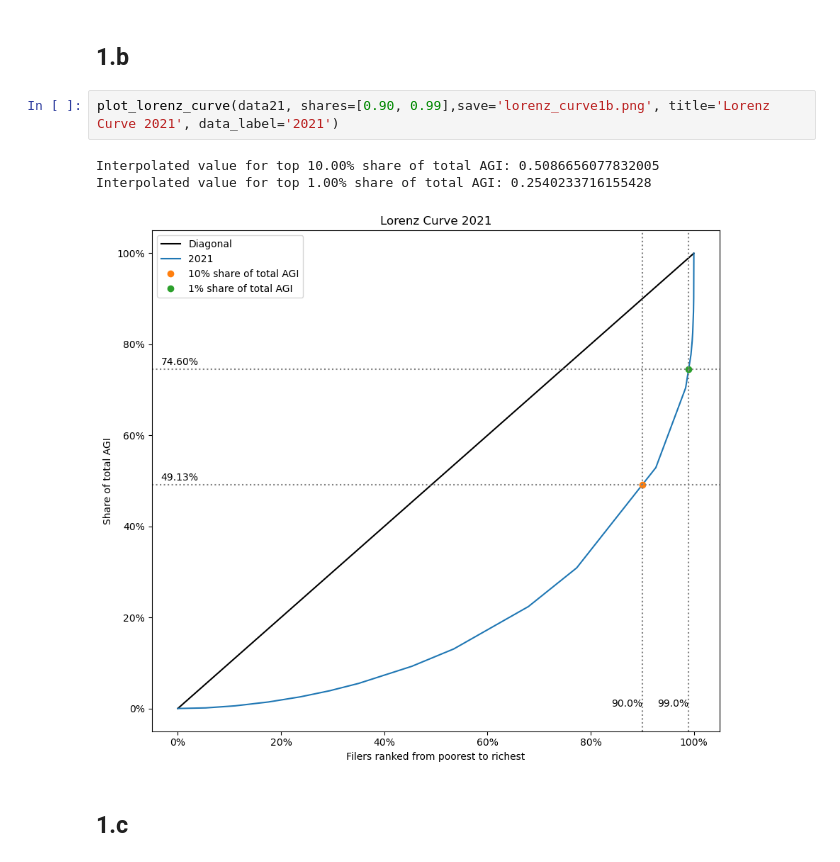
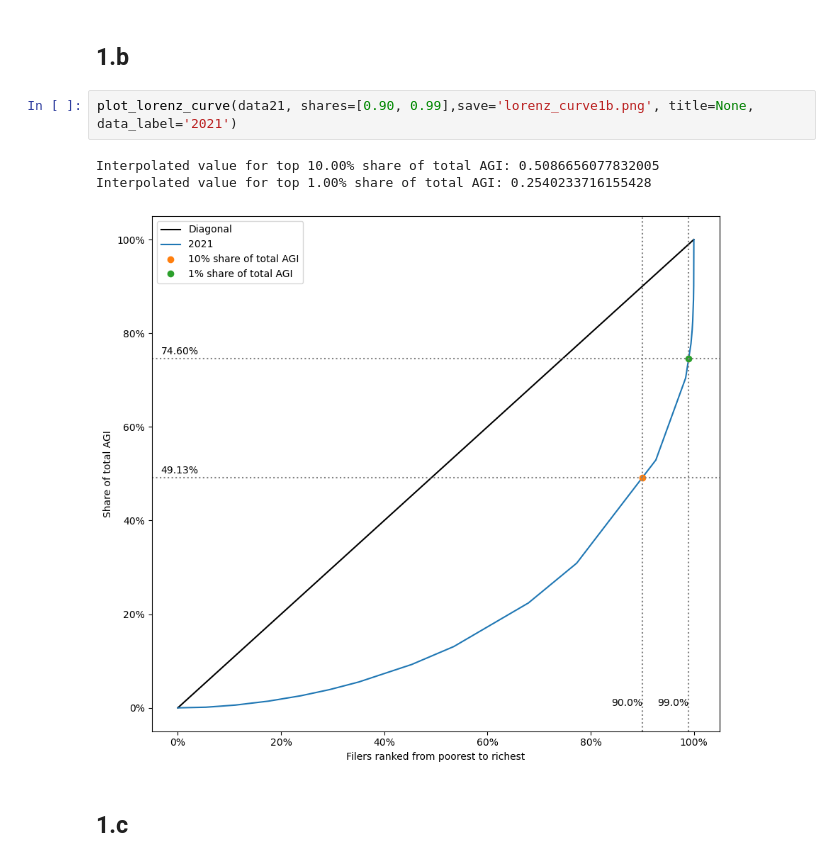
Before and after one commit to johanoelgaard/ECON230B, a Jupyter notebook: Assignment 1/Assignment I.ipynb, the cells around one changed output. Saved outputs shown, nothing was run; the diff lists cells and outputs as text.

```diff
--- a/Assignment 1/Assignment I.ipynb
+++ b/Assignment 1/Assignment I.ipynb
@@ -62,11 +62,11 @@ Gini coefficient: 0.627922555865702
 # %% [markdown]
 ## 1.b
 # %%
-plot_lorenz_curve(data21, shares=[0.90, 0.99],save='lorenz_curve1b.png', title='Lorenz Curve 2021', data_label='2021')
+plot_lorenz_curve(data21, shares=[0.90, 0.99],save='lorenz_curve1b.png', title=None, data_label='2021')
 # %% [output]
 Interpolated value for top 10.00% share of total AGI: 0.5086656077832005
 Interpolated value for top 1.00% share of total AGI: 0.2540233716155428
-[figure, old version]
+[figure, new version]
 # %% [markdown]
 ## 1.c
 # %%
```
Also changed, not shown: parts of 4 cells of this notebook, 5 other files.
